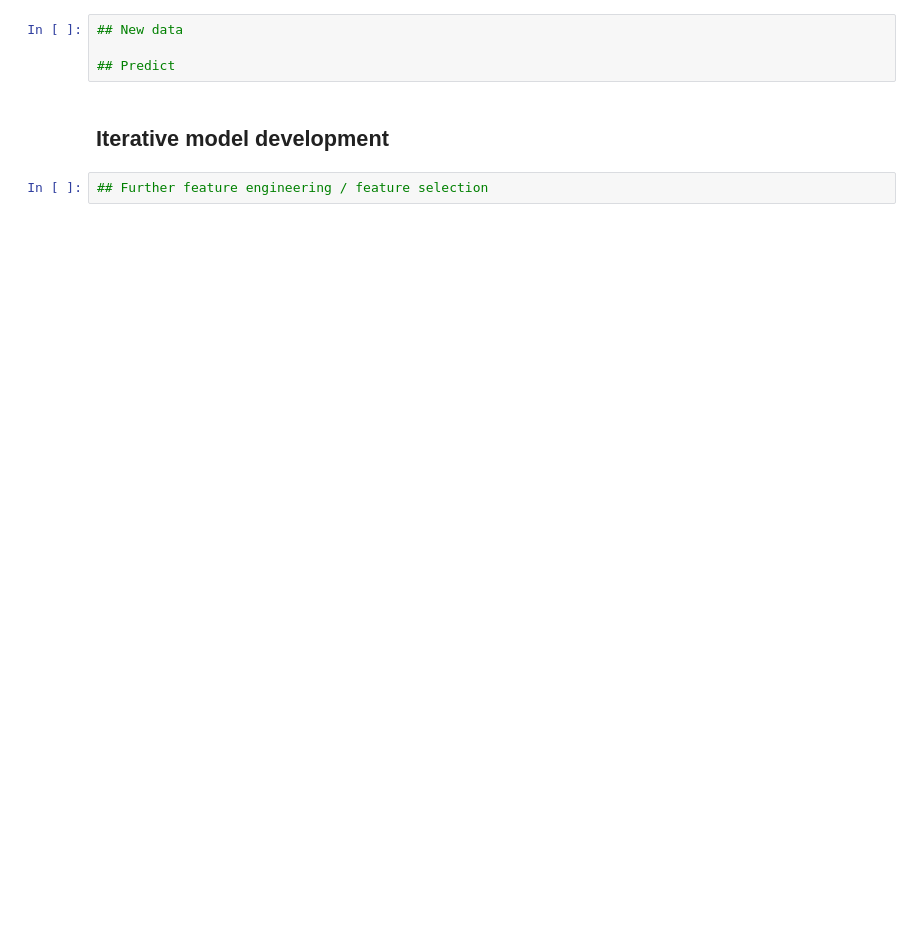
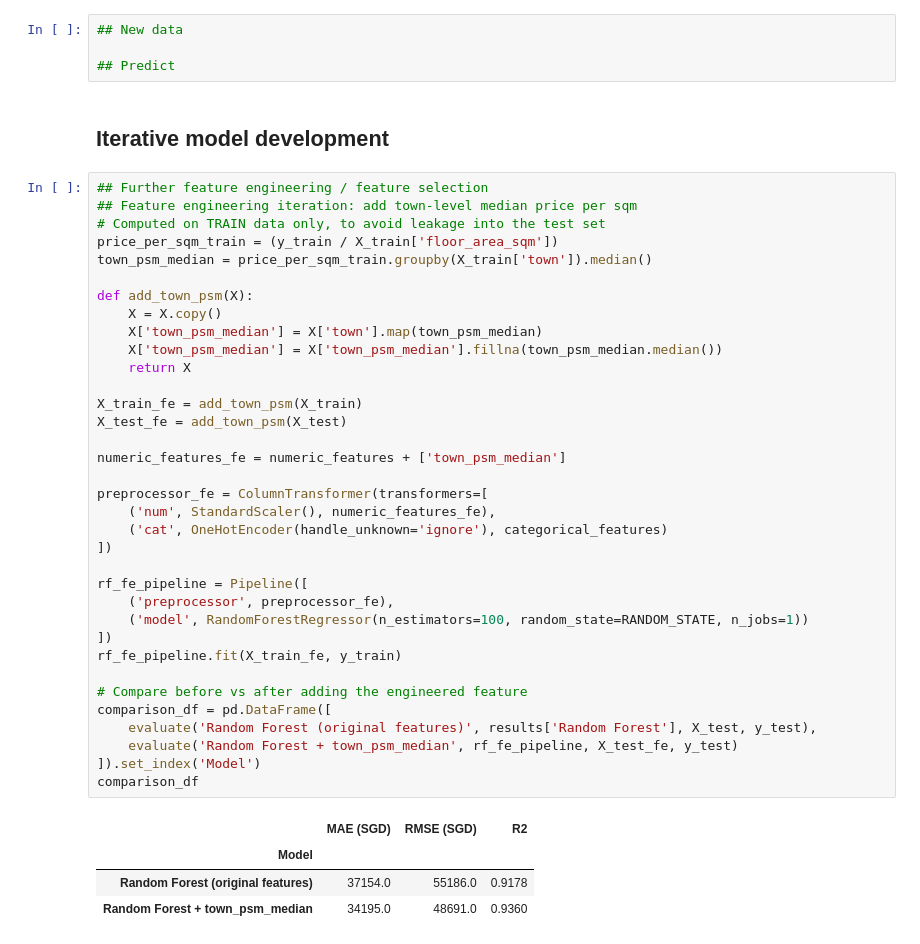
Before and after one commit to alimanchester1030-ai/nestvalue-hdb-price, a Jupyter notebook: MLDP_Program_Codes_Ali_2501406I.ipynb, the cells around one changed output. Saved outputs shown, nothing was run; the diff lists cells and outputs as text; blank space fills up the shorter version.

```diff
--- a/MLDP_Program_Codes_Ali_2501406I.ipynb
+++ b/MLDP_Program_Codes_Ali_2501406I.ipynb
@@ -264,3 +381,41 @@ plt.show()
 ## Iterative model development
 # %%
 ## Further feature engineering / feature selection
+## Feature engineering iteration: add town-level median price per sqm
+# Computed on TRAIN data only, to avoid leakage into the test set
+price_per_sqm_train = (y_train / X_train['floor_area_sqm'])
+town_psm_median = price_per_sqm_train.groupby(X_train['town']).median()
+
+def add_town_psm(X):
+    X = X.copy()
+    X['town_psm_median'] = X['town'].map(town_psm_median)
+    X['town_psm_median'] = X['town_psm_median'].fillna(town_psm_median.median())
+    return X
+
+X_train_fe = add_town_psm(X_train)
+X_test_fe = add_town_psm(X_test)
+
+numeric_features_fe = numeric_features + ['town_psm_median']
+
+preprocessor_fe = ColumnTransformer(transformers=[
+    ('num', StandardScaler(), numeric_features_fe),
+    ('cat', OneHotEncoder(handle_unknown='ignore'), categorical_features)
+])
+
+rf_fe_pipeline = Pipeline([
+    ('preprocessor', preprocessor_fe),
+    ('model', RandomForestRegressor(n_estimators=100, random_state=RANDOM_STATE, n_jobs=1))
+])
+rf_fe_pipeline.fit(X_train_fe, y_train)
+
+# Compare before vs after adding the engineered feature
+comparison_df = pd.DataFrame([
+    evaluate('Random Forest (original features)', results['Random Forest'], X_test, y_test),
+    evaluate('Random Forest + town_psm_median', rf_fe_pipeline, X_test_fe, y_test)
+]).set_index('Model')
+comparison_df
+# %% [output]
+|  | MAE (SGD) | RMSE (SGD) | R2 |
+| Model |  |  |  |
+| Random Forest (original features) | 37154.0 | 55186.0 | 0.9178 |
+| Random Forest + town_psm_median | 34195.0 | 48691.0 | 0.9360 |
```
Also changed, not shown: parts of 6 cells of this notebook.
